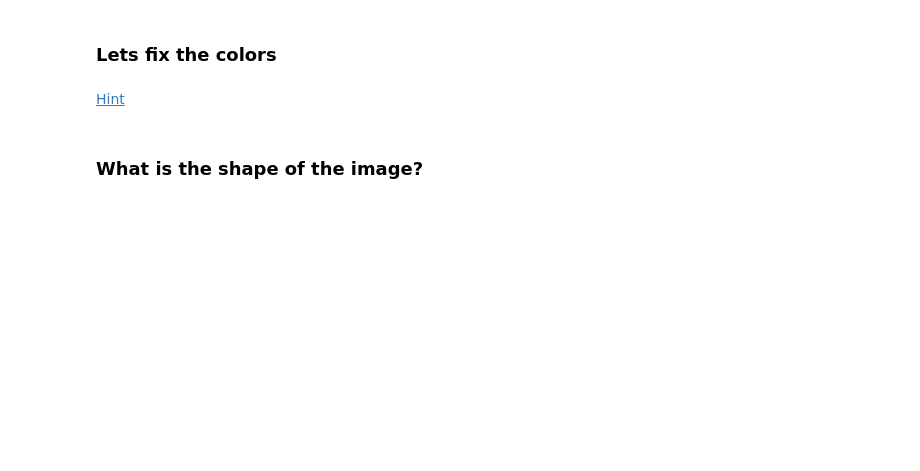
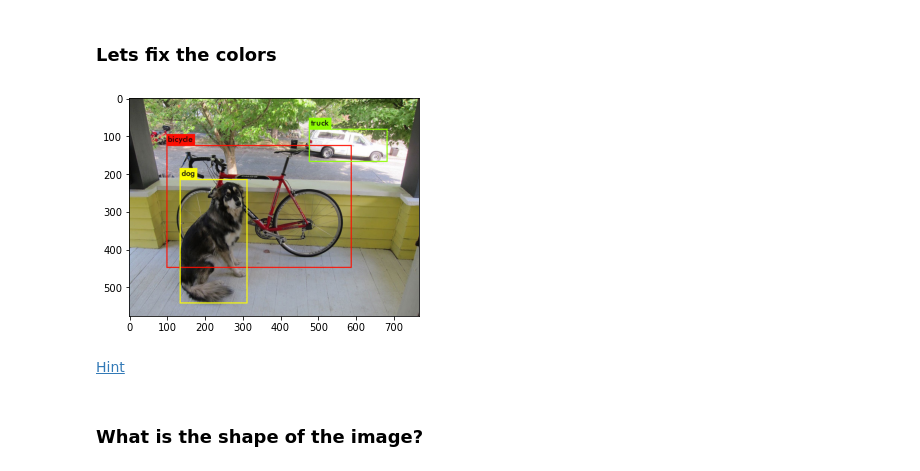
Before and after one commit to shahidqureshi01/AI, a Jupyter notebook: M6_Computer_Vision/01. Basics of computer vision/Computer Vision Day 1 .ipynb, the cells around one changed output. Cells and saved outputs as stored; diff of their text form; code cells hidden in the pictures; blank space fills up the shorter version.

```diff
--- a/M6_Computer_Vision/01. Basics of computer vision/Computer Vision Day 1 .ipynb
+++ b/M6_Computer_Vision/01. Basics of computer vision/Computer Vision Day 1 .ipynb
@@ -84,7 +90,12 @@ import matplotlib.pyplot as plt
 # %%
 # Does your image look ok? are the colors the right ones?, if not, lets fix it!
 # Remember that openCV will load images using BGR rather than RGB
 # Change the image to RGB and diplay it again with plt
+img = cv2.cvtColor(img, cv2.COLOR_BGR2RGB)
+plt.imshow(img)
+plt.show()
+# %% [output]
+[figure, added]
 # %% [markdown]
 [Hint](# "use cvtColor")
 # %% [markdown]
```
Also changed, not shown: parts of 11 cells of this notebook, 1 other file.
